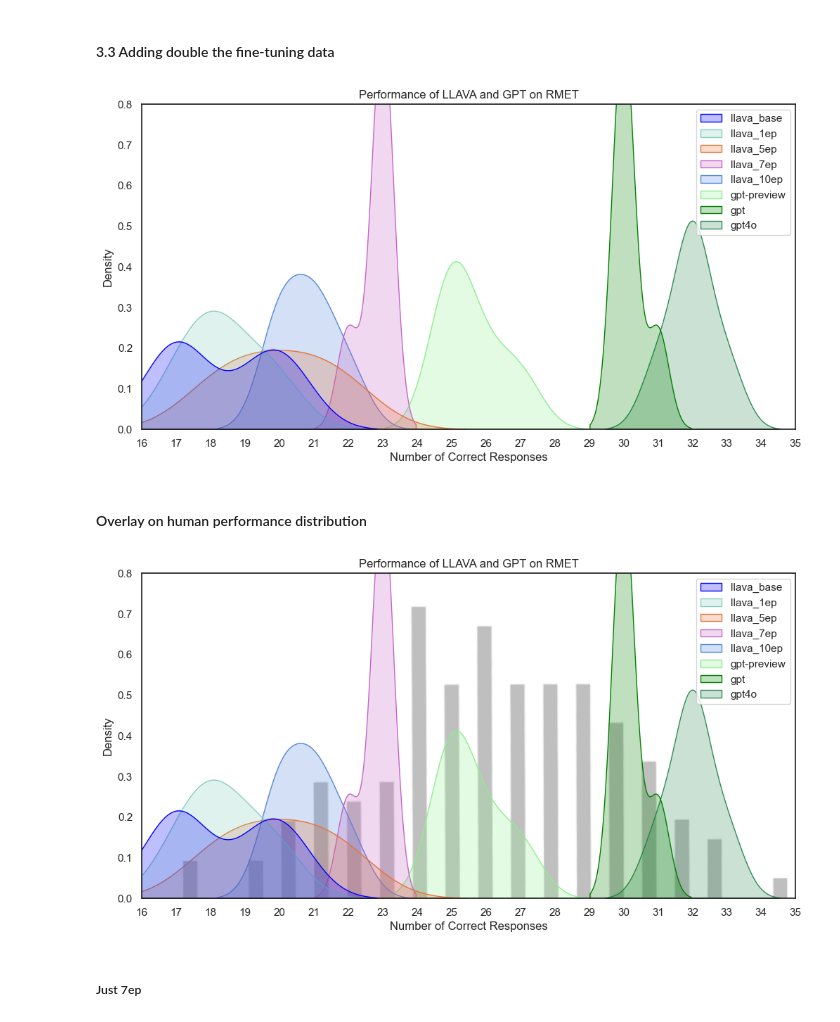
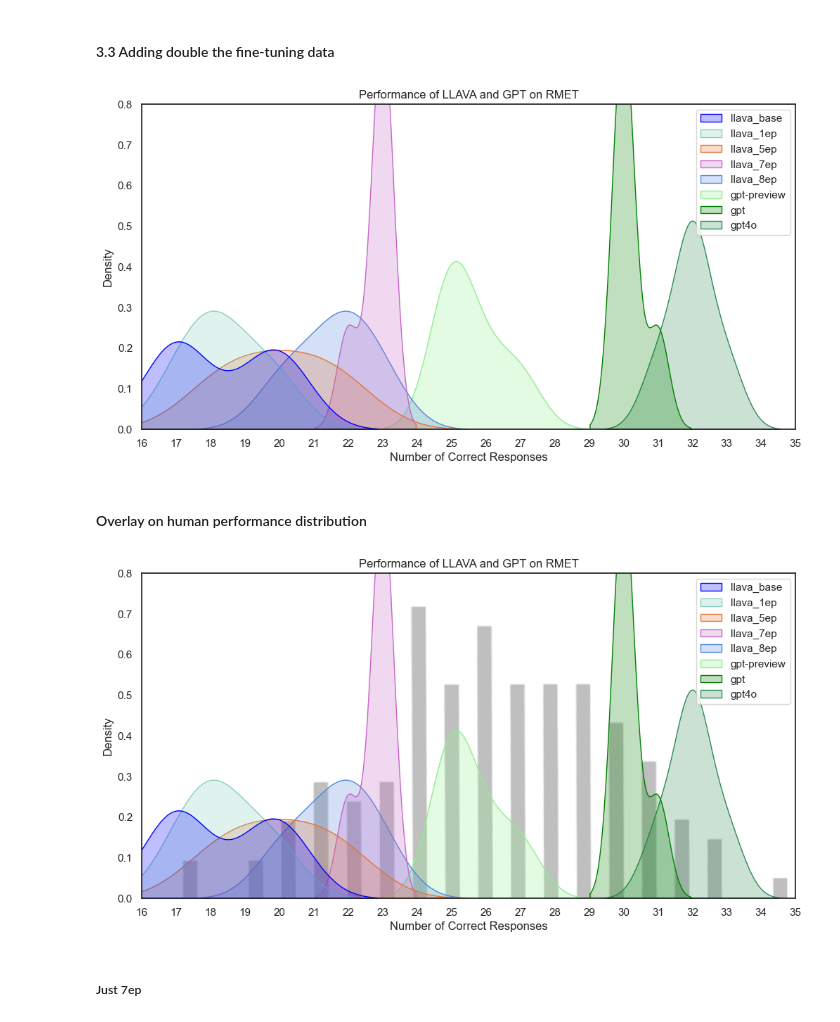
Before and after one commit to bridgetleonard2/Eyes-Mind-Model, a Jupyter notebook: llava_hyak/rmet_analysis.ipynb, the cells around one changed output. Cells and saved outputs as stored; diff of their text form; code cells hidden in the pictures.

```diff
--- a/llava_hyak/rmet_analysis.ipynb
+++ b/llava_hyak/rmet_analysis.ipynb
@@ -457,39 +502,39 @@ plt.show()
 # %%
 ## Using slightly more data
 # Set the style to remove grid lines
 sns.set_style("white")
 
 # Create a dataframe with llava local base and HPC base performance
 llava_base = rmet_num_correct[['llava_local_base-1', 'llava_local_base-2', 'llava_local_base-3', 'llava_local_base-4', 'llava_local_base-5', 'llava_HPC_base-1', 'llava_HPC_base-2', 'llava_HPC_base-3', 'llava_HPC_base-4', 'llava_HPC_base-5']]
-llava_1ep = rmet_num_correct[['llava_adobefull_1ep-1', 'llava_adobefull_1ep-2', 'llava_adobefull_1ep-3', 'llava_adobefull_1ep-4', 'llava_adobefull_1ep-5']]
-llava_5ep = rmet_num_correct[['llava_adobefull_5ep-1', 'llava_adobefull_5ep-2', 'llava_adobefull_5ep-3', 'llava_adobefull_5ep-4', 'llava_adobefull_5ep-5']]
-llava_7ep = rmet_num_correct[['llava_adobefull_7ep-1', 'llava_adobefull_7ep-2', 'llava_adobefull_7ep-3', 'llava_adobefull_7ep-4', 'llava_adobefull_7ep-5']]
-llava_8ep = rmet_num_correct[['llava_adobefull_8ep-1', 'llava_adobefull_8ep-2', 'llava_adobefull_8ep-3', 'llava_adobefull_8ep-4', 'llava_adobefull_8ep-5']]
+llava_1ep_double = rmet_num_correct[['llava_adobefull_1ep-1', 'llava_adobefull_1ep-2', 'llava_adobefull_1ep-3', 'llava_adobefull_1ep-4', 'llava_adobefull_1ep-5']]
+llava_5ep_double = rmet_num_correct[['llava_adobefull_5ep-1', 'llava_adobefull_5ep-2', 'llava_adobefull_5ep-3', 'llava_adobefull_5ep-4', 'llava_adobefull_5ep-5']]
+llava_7ep_double = rmet_num_correct[['llava_adobefull_7ep-1', 'llava_adobefull_7ep-2', 'llava_adobefull_7ep-3', 'llava_adobefull_7ep-4', 'llava_adobefull_7ep-5']]
+llava_8ep_double = rmet_num_correct[['llava_adobefull_8ep-1', 'llava_adobefull_8ep-2', 'llava_adobefull_8ep-3', 'llava_adobefull_8ep-4', 'llava_adobefull_8ep-5']]
 gpt_preview_performance = rmet_num_correct[['gpt_preview-1', 'gpt_preview-2', 'gpt_preview-3', 'gpt_preview-4', 'gpt_preview-5']]
 gpt_performance = rmet_num_correct[['gpt-1', 'gpt-2', 'gpt-3', 'gpt-4', 'gpt-5']]
 gpt4o_performance = rmet_num_correct[['gpt4o-1', 'gpt4o-2', 'gpt4o-3', 'gpt4o-4', 'gpt4o-5']]
 
 # Apply jitter to 7ep since there's 0 variance naturally
 # llava_7ep += np.random.normal(loc=0, scale=0.5, size=len(llava_7ep))
 
-performance_data = pd.concat([llava_base, llava_1ep, llava_5ep, llava_7ep, llava_10ep, gpt_preview_performance, gpt_performance, gpt4o_performance], axis=1)
-performance_data.columns = ['llava_base', 'llava_1ep', 'llava_5ep', 'llava_7ep', 'llava_10ep', 'gpt-preview', 'gpt', 'gpt4o']
+performance_data = pd.concat([llava_base, llava_1ep_double, llava_5ep_double, llava_7ep_double, llava_8ep_double, gpt_preview_performance, gpt_performance, gpt4o_performance], axis=1)
+performance_data.columns = ['llava_base', 'llava_1ep', 'llava_5ep', 'llava_7ep', 'llava_8ep', 'gpt-preview', 'gpt', 'gpt4o']
 
 plt.figure(figsize=(12, 6))
 # sns.histplot(performance_data, palette=['blue', 'green'], bins=30, stat="count", label='Histogram')
 sns.kdeplot(data=performance_data, fill=True, common_norm=False, palette=['blue', '#87CEBF', '#E57439', '#C565C7', '#5387dd', 'lightgreen', 'green', 'seagreen'])
 
 plt.gca().set_facecolor((1, 1, 1, 0))
 
 plt.xlim([16,35])
 plt.ylim([0, 0.8])
 plt.xticks(range(16, 36))
 plt.xlabel('Number of Correct Responses')
 plt.title('Performance of LLAVA and GPT on RMET')
 
 plt.savefig('output/finetune_dist_double.png', transparent=True, bbox_inches='tight')  # Save as PNG
 # %% [output]
-[figure, old version]
+[figure, new version]
 # %% [markdown]
 #### Overlay on human performance distribution
 # %%
@@ -514,7 +559,7 @@ plt.savefig('output/finetune_double_dist_overlay.png', bbox_inches='tight')  # S
 # Show the plot
 plt.show()
 # %% [output]
-[figure, old version]
+[figure, new version]
 # %% [markdown]
 ##### Just 7ep
 # %%
```
Also changed, not shown: parts of 6 cells of this notebook, 6 other files.
